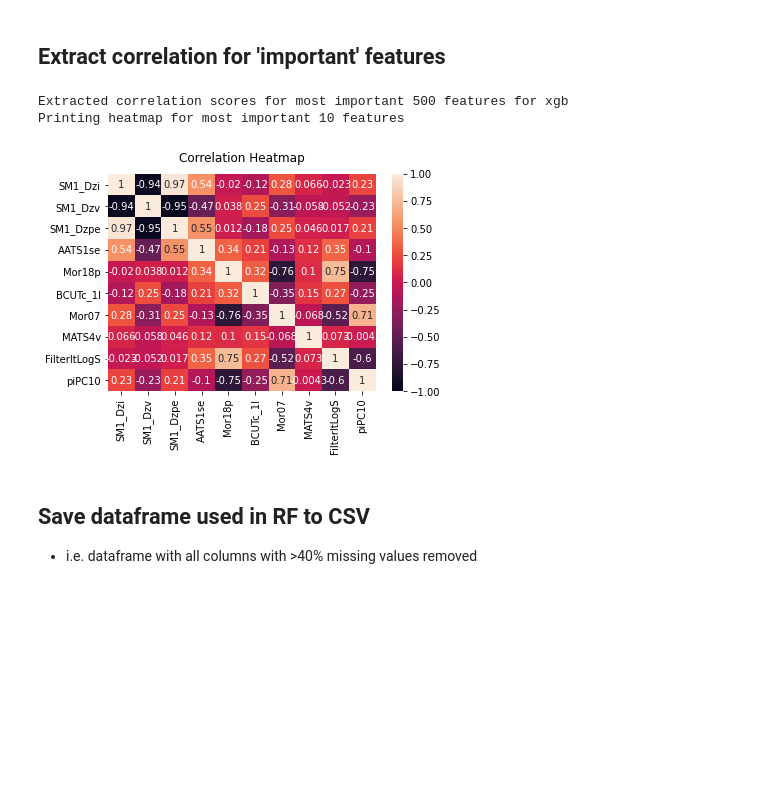
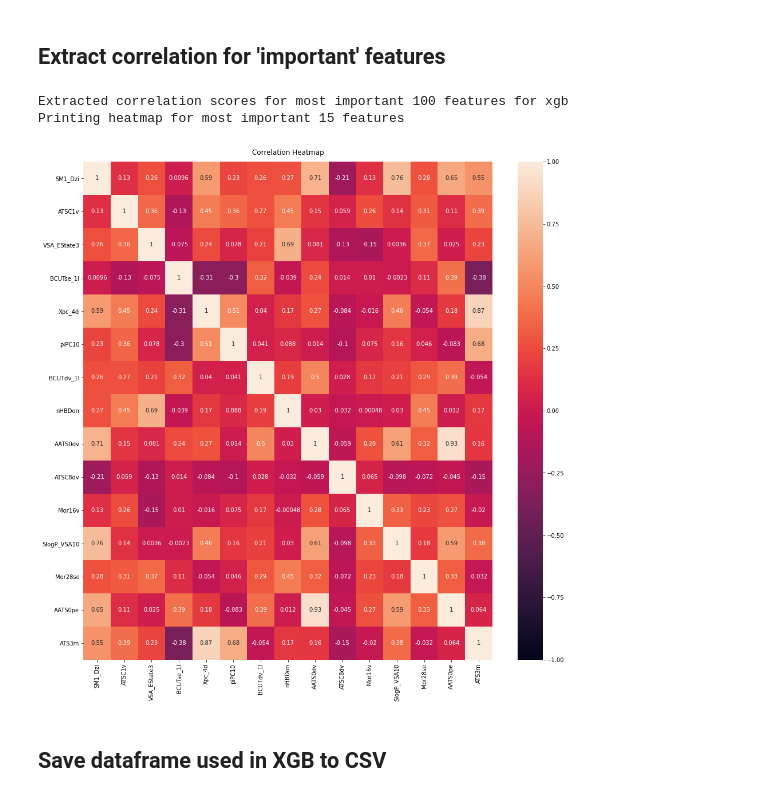
Before and after one commit to Zoya-Anwar/PythonSmellClassifiers-Mark, a Jupyter notebook: smell-classifier.py.ipynb, the cells around one changed output. Drawn from its saved outputs; the diff is of its cells as text; code cells hidden in the pictures; blank space fills up the shorter version.

```diff
--- a/smell-classifier.py.ipynb
+++ b/smell-classifier.py.ipynb
@@ -817,12 +772,0 @@ gsearch4.best_params_, gsearch4.best_score_
-# %%
-# try in 0.05 interval
-param_test4 = {
- 'subsample':[i/100.0 for i in range(60,90,5)],
- 'colsample_bytree':[i/100.0 for i in range(60,90,5)]
-}
-gsearch4 = GridSearchCV(estimator = XGBClassifier(gamma=0.4, subsample=0.8, colsample_bytree=0.8,
- objective= 'reg:squarederror', nthread=4, scale_pos_weight=1, seed=0,  n_jobs = -1),
- param_grid = param_test4, scoring='roc_auc', cv=5)
-
-gsearch4.fit(X_train_xgb, y_train_xgb)
-gsearch4.best_params_, gsearch4.best_score_
@@ -850,10 +772,0 @@ weighted avg       0.95      0.95      0.95       173
-# %%
-param_test6 = {
- 'reg_alpha':[1e-5, 1e-2, 0.1, 1, 100],
- 'reg_lambda':[1e-5, 1e-2, 0.1, 1, 2, 100]
-}
-gsearch6 = GridSearchCV(estimator = XGBClassifier(gamma=0.4, subsample=0.75, colsample_bytree=0.6,
- objective= 'reg:squarederror', nthread=4, scale_pos_weight=1, seed=0,  n_jobs = -1),
- param_grid = param_test6, scoring='roc_auc', cv=5)
-
-gsearch6.fit(X_train_xgb, y_train_xgb)
@@ -898,0 +828,9 @@ weighted avg       0.95      0.95      0.95       173
+# %%
+params_tuned_xgb = optimizer.max['params']
+params_tuned_xgb['max_depth'] = int(params_tuned_xgb['max_depth'])
+params_tuned_xgb['n_estimators'] = int(params_tuned_xgb['n_estimators'])
+print(params_tuned_xgb)
+
+tuned_xgb = XGBClassifier(**params_tuned_xgb, seed=SEED)
+tuned_xgb.fit(X_train_xgb, y_train_xgb)
+test_model(tuned_xgb, y_test_xgb, X_test_xgb)
@@ -899,8 +854,13 @@ weighted avg       0.95      0.95      0.95       173
 # %% [markdown]
 ### Final tuned paramaters
 # %%
-tuned_xgb = XGBClassifier(reg_alpha=0.01, reg_lambda=1, gamma=0.4, subsample=0.75, colsample_bytree=0.6,
- objective= 'reg:squarederror', nthread=4, scale_pos_weight=1, seed=0,  n_jobs = -1)
+tuned_xgb = XGBClassifier(gamma=3.1596294614733864,
+                          learning_rate=0.3651332655950466,
+                          max_depth=5,
+                          n_estimators=801,
+                          scale_pos_weight=1.8627159417510182,
+                          seed=SEED,
+                          n_jobs = -1)
 tuned_xgb.fit(X_train_xgb, y_train_xgb)
 test_model(tuned_xgb, y_test_xgb, X_test_xgb)
 # %% [output]
@@ -921,14 +882,13 @@ weighted avg       0.95      0.95      0.95       173
 # %% [markdown]
 ## Extract correlation for 'important' features
 # %%
-corrs_important_features(tuned_xgb, X_test_xgb, "xgb", 500)
+corrs_important_features(tuned_xgb, X_test_xgb, "xgb", 100, 15)
 # %% [output]
-Extracted correlation scores for most important 500 features for xgb
-Printing heatmap for most important 10 features
+Extracted correlation scores for most important 100 features for xgb
+Printing heatmap for most important 15 features
-[figure, old version]
+[figure, new version]
 # %% [markdown]
-## Save dataframe used in RF to CSV
-- i.e. dataframe with all columns with >40% missing values removed
+## Save dataframe used in XGB to CSV
 # %%
 rf_csv = df.loc[:,X_train_xgb.columns]
 rf_csv.to_csv('data/xgb-df.csv')
```
Also changed, not shown: parts of 83 cells of this notebook, 5 other files.
